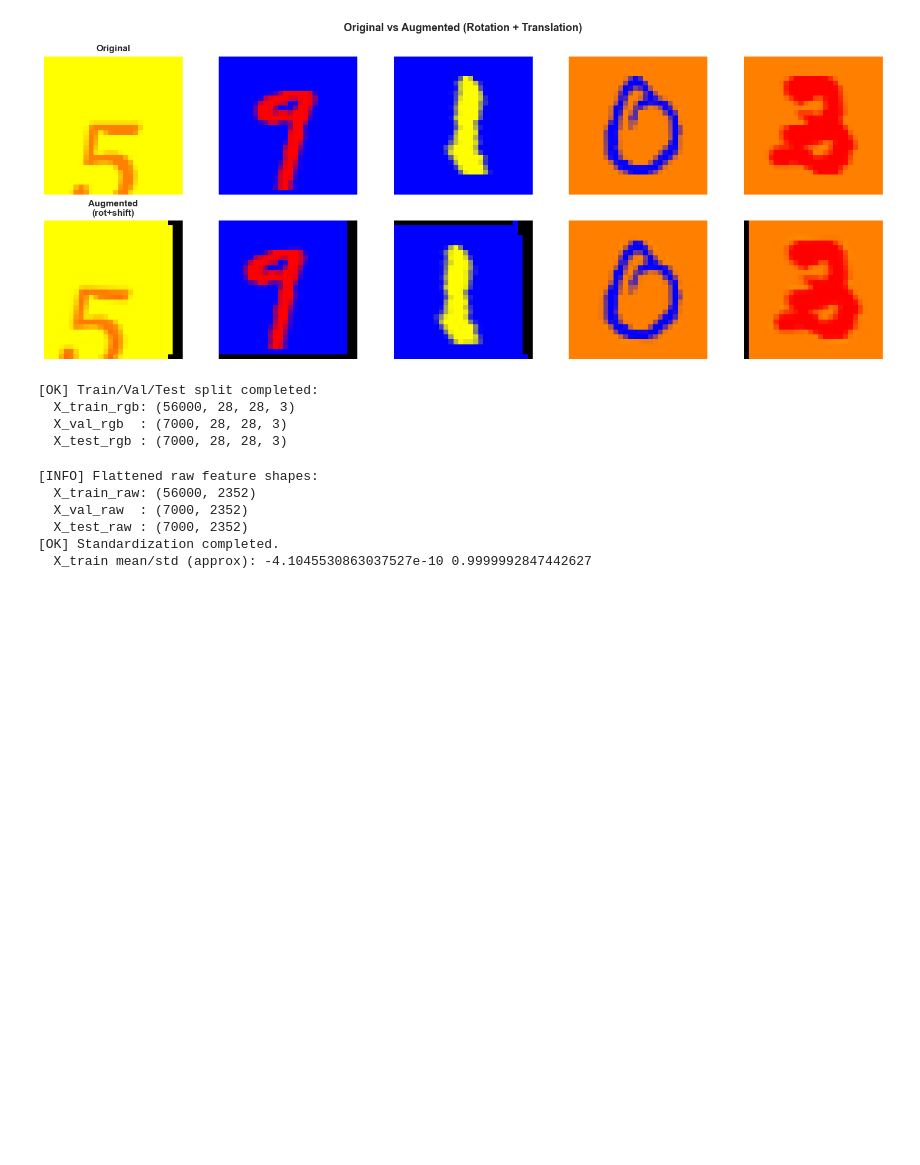
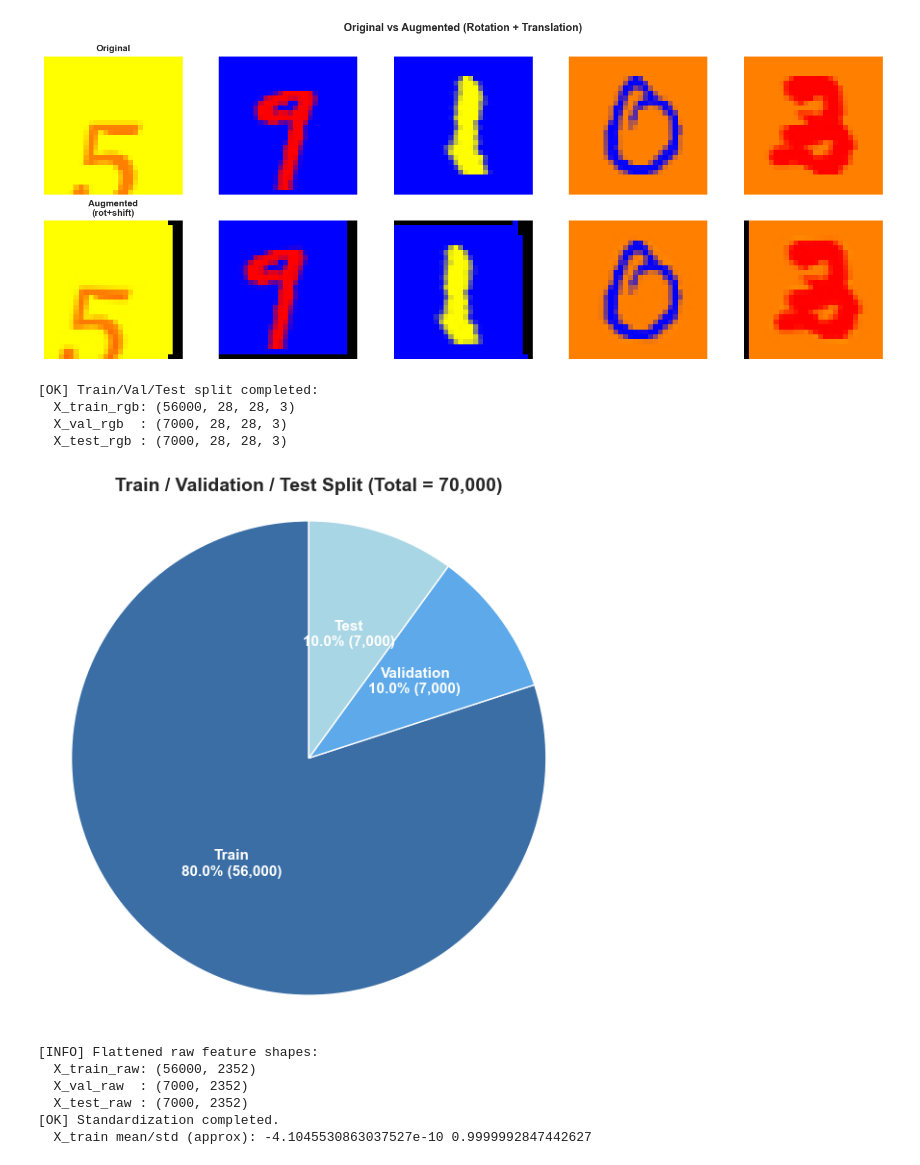
Before and after one commit to ML-SSU-2025/colored-mnist-classification, a Jupyter notebook: notebooks/01_preprocessing_colored_mnist.ipynb, the cells around one changed output. Cells and saved outputs as stored; diff of their text form; code cells hidden in the pictures; blank space fills up the shorter version.

Commit message:
split pie plot

```diff
--- a/notebooks/01_preprocessing_colored_mnist.ipynb
+++ b/notebooks/01_preprocessing_colored_mnist.ipynb
@@ -891,6 +891,58 @@ print("  X_test_rgb :", X_test_rgb.shape)
   X_train_rgb: (56000, 28, 28, 3)
   X_val_rgb  : (7000, 28, 28, 3)
   X_test_rgb : (7000, 28, 28, 3)
+# %%
+# ------------------------------------------------------------
+# Clean Pie Chart: Label + % + Count (centered inside slices)
+# ------------------------------------------------------------
+
+train_size = len(X_train_rgb)
+val_size   = len(X_val_rgb)
+test_size  = len(X_test_rgb)
+
+sizes = [train_size, val_size, test_size]
+labels = ["Train", "Validation", "Test"]
+total_count = sum(sizes)
+
+# Blue tone colors
+blue_colors = ["#3A6EA5", "#5DA9E9", "#A9D6E5"]
+
+plt.figure(figsize=(7, 7))
+
+wedges, _ = plt.pie(
+    sizes,
+    colors=blue_colors,
+    startangle=90,
+    wedgeprops={"linewidth": 1, "edgecolor": "white"}
+)
+
+# 🔵 조각 중앙에 label + pct + count 표시 (완전 깔끔한 버전)
+for i, wedge in enumerate(wedges):
+    ang = (wedge.theta2 + wedge.theta1) / 2
+    x = np.cos(np.deg2rad(ang)) * 0.55
+    y = np.sin(np.deg2rad(ang)) * 0.55
+
+    pct = sizes[i] / total_count * 100
+    count = sizes[i]
+
+    text = f"{labels[i]}\n{pct:.1f}% ({count:,})"
+
+    plt.text(
+        x, y, text,
+        ha='center', va='center',
+        fontsize=11, fontweight='bold',
+        color='white'
+    )
+
+plt.title(
+    f"Train / Validation / Test Split (Total = {total_count:,})",
+    fontsize=14, fontweight='bold'
+)
+
+plt.axis("equal")
+plt.show()
+# %% [output]
+[figure, added]
 # %%
 # ------------------------------------------------------------
 # [Cell 12] Flatten RGB images and apply StandardScaler
```
